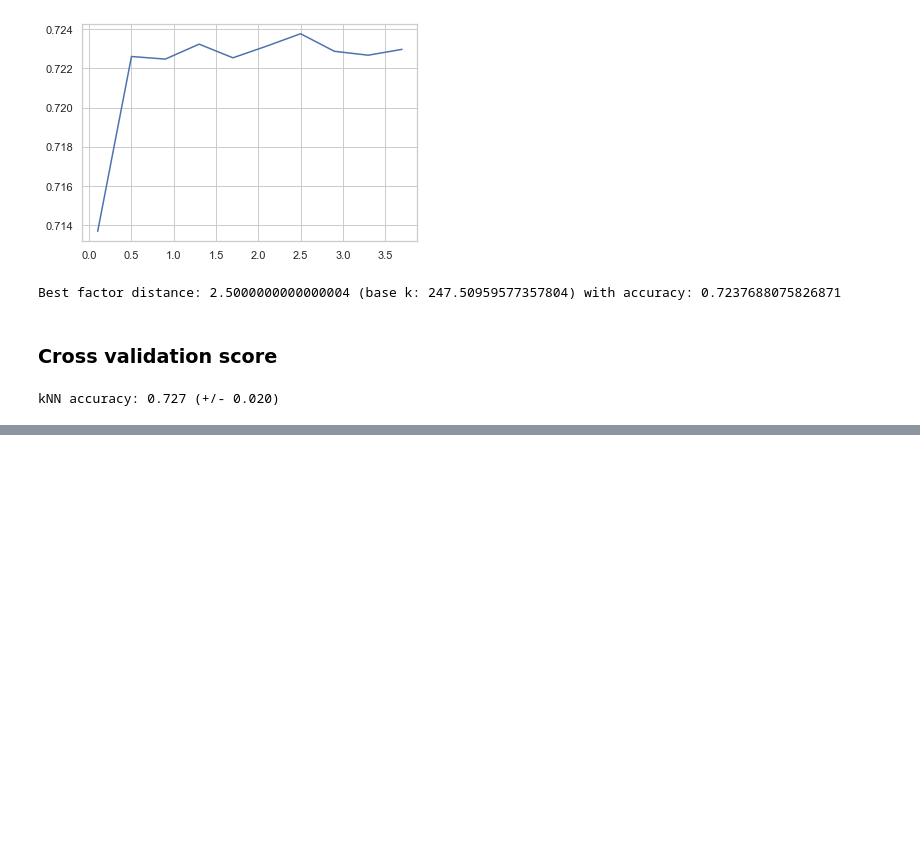
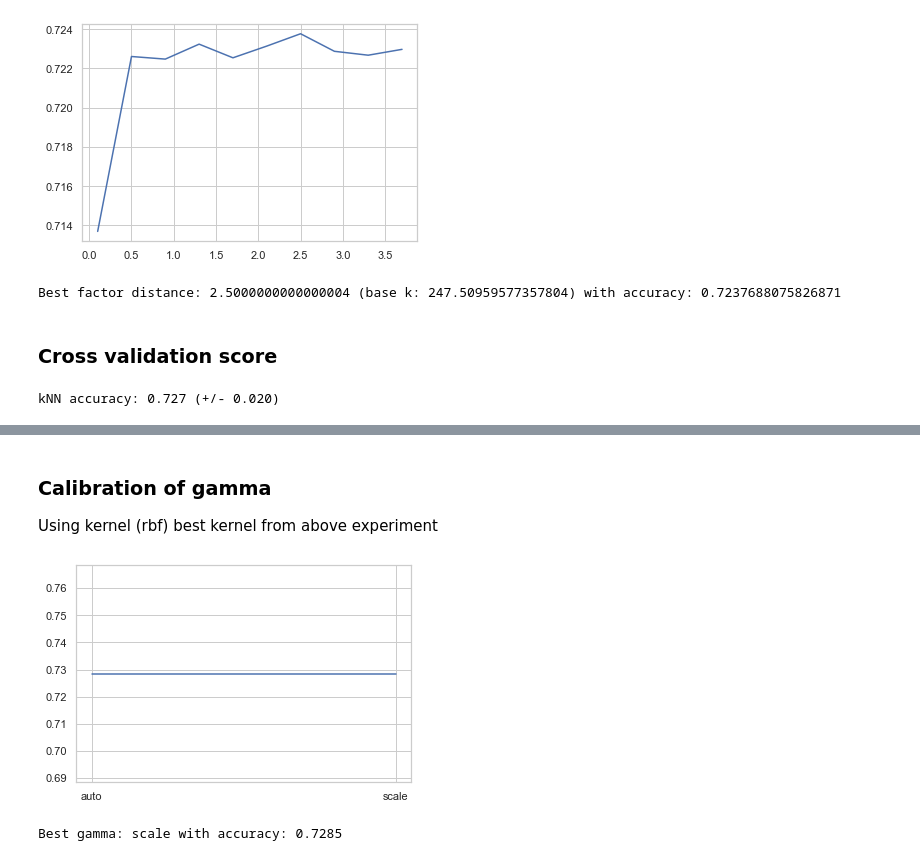
Before and after one commit to jost95/atp-tennis-predictions, a Jupyter notebook: feature_evaluation.ipynb, the cells around one changed output, grey strips where cells are left out. Cells and saved outputs as stored; diff of their text form; code cells hidden in the pictures; blank space fills up the shorter version.

```diff
--- a/feature_evaluation.ipynb
+++ b/feature_evaluation.ipynb
@@ -414,0 +486,28 @@ kNN accuracy: 0.727 (+/- 0.020)
+# %% [markdown]
+### Calibration of gamma
+
+Using kernel (rbf) best kernel from above experiment
+# %%
+optimal_kernel = 'rbf'
+gammas = ['scale', 'auto']
+accuracies = []
+best_acc = 0
+best_gamma = ''
+
+for gamma in gammas:
+    svm_model_cal = SVC(C=1, kernel=optimal_kernel, gamma=gamma)
+    svm_model_cal.fit(X_train_final_svm, y_train_final_svm)
+    predictions = svm_model_cal.predict(X_val_final_svm)
+    acc = accuracy_score(y_val_final_svm, predictions)
+
+    if acc > best_acc:
+        best_acc = acc
+        best_gamma = gamma
+
+    accuracies.append(acc)
+
+plot_hyperparam(accuracies, gammas)
+print(f"Best gamma: {best_gamma} with accuracy: {best_acc}")
+# %% [output]
+[figure, added]
+Best gamma: scale with accuracy: 0.7285
```
Also changed, not shown: parts of 40 cells of this notebook.
